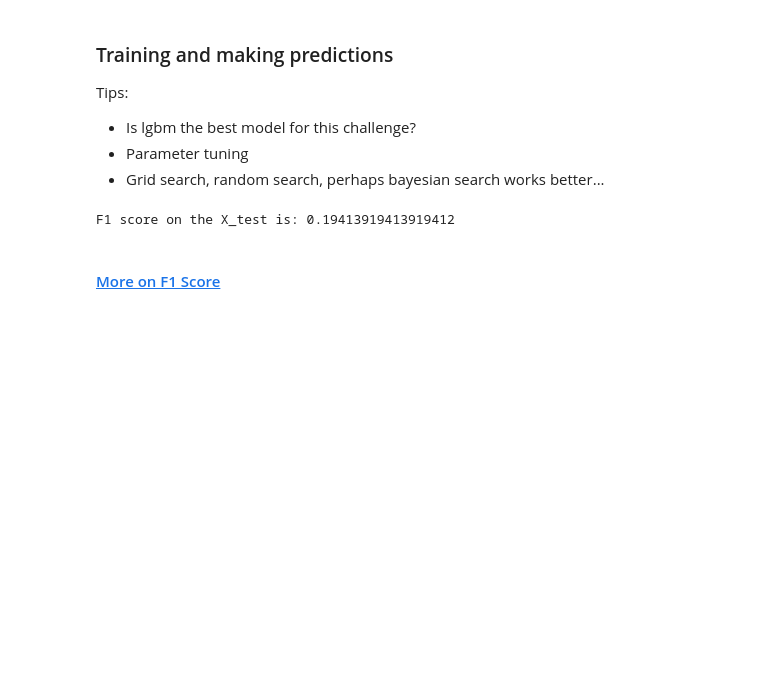
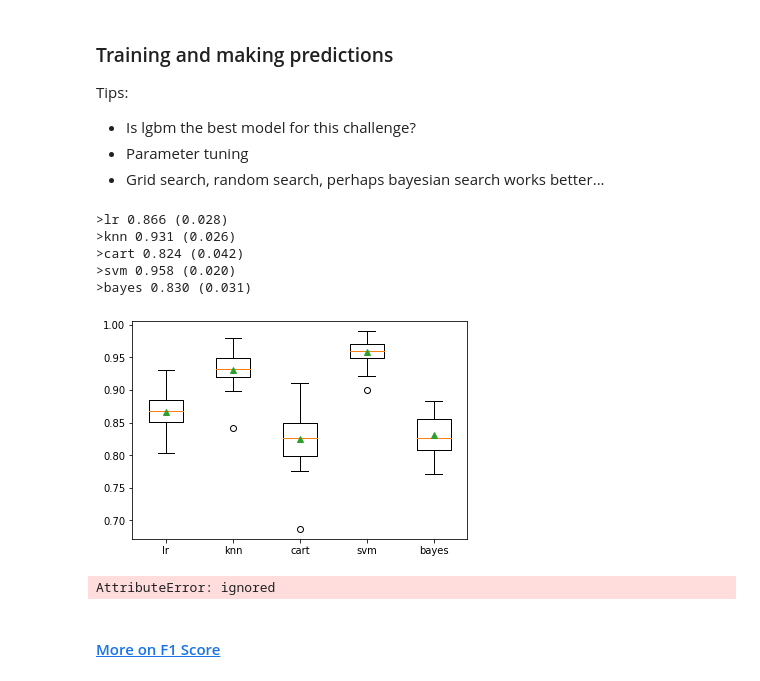
Before and after one commit to WanjohiWanjohi/zindi_competes, a Jupyter notebook: Python_StarterNotebook.ipynb, the cells around one changed output. Drawn from its saved outputs; the diff is of its cells as text; code cells hidden in the pictures; blank space fills up the shorter version.

```diff
--- a/Python_StarterNotebook.ipynb
+++ b/Python_StarterNotebook.ipynb
@@ -329,13 +376,26 @@ y = train_df.target
 X_train, X_test, y_train, y_test = train_test_split(X,y,test_size=0.3, random_state=42)
 
 # Train model
-model = LGBMClassifier()
-model.fit(X_train, y_train)
+# model = LGBMClassifier()
+# model.fit(X_train, y_train)
+# define dataset
+# summarize the dataset
 
 # Make predictions
-y_pred = model.predict(X_test)
+# y_pred = model.predict(X_test)
 
-# Check the f1 score of the model
-print(f'F1 score on the X_test is: {f1_score(y_test, y_pred)}')
+# # Check the f1 score of the model
+# print(f'F1 score on the X_test is: {f1_score(y_test, y_pred)}')
-# %% [output]
-F1 score on the X_test is: 0.19413919413919412
+# %%
+def get_models():
+	models = dict()
+	models['lr'] = LogisticRegression()
+	models['knn'] = KNeighborsClassifier()
+	models['cart'] = DecisionTreeClassifier()
+	models['svm'] = SVC()
+	models['bayes'] = GaussianNB()
+	return models
+def evaluate_model(model, X, y):
+	cv = RepeatedStratifiedKFold(n_splits=10, n_repeats=3, random_state=1)
+	scores = cross_val_score(model, X, y, scoring='f1', cv=cv, n_jobs=-1, error_score='raise')
+	return scores
@@ -341,0 +413,23 @@ F1 score on the X_test is: 0.19413919413919412
+# %%
+results, names = list(), list()
+models = get_models()
+for name, model in models.items():
+	scores = evaluate_model(model, X_train, y_train)
+	results.append(scores)
+	names.append(name)
+	print('>%s %.3f (%.3f)' % (name, mean(scores), std(scores)))
+# plot model performance for comparison
+pyplot.boxplot(results, labels=names, showmeans=True)
+pyplot.show()
+# %% [output]
+>lr 0.866 (0.028)
+>knn 0.931 (0.026)
+>cart 0.824 (0.042)
+>svm 0.958 (0.020)
+>bayes 0.830 (0.031)
+[figure, added]
+# %%
+X_test.info
+X_train.info
+# %% [output]
+AttributeError: ignored
```
Also changed, not shown: parts of 18 cells of this notebook.
